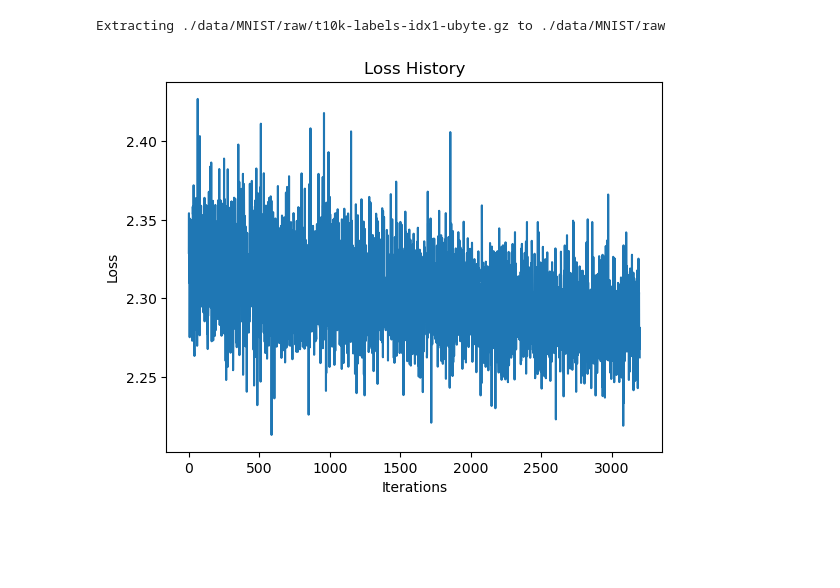
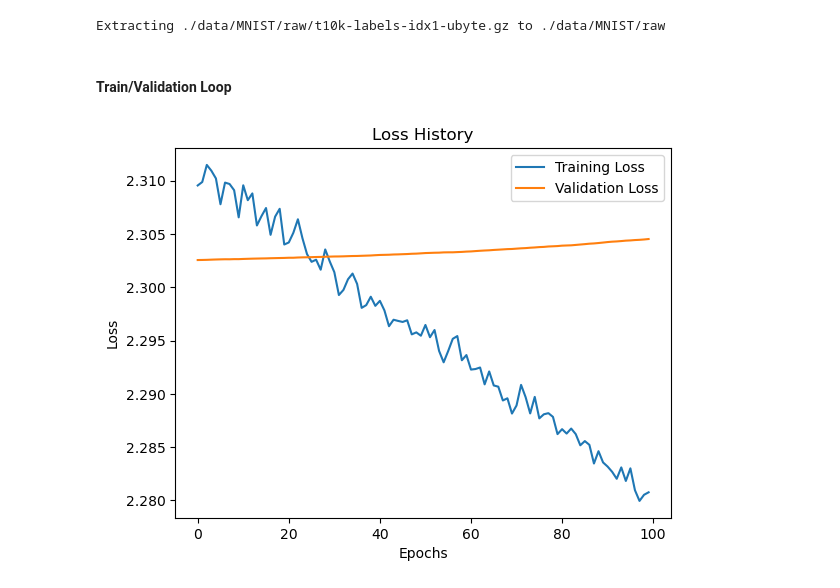
Before and after one commit to taekyounglee1224/Pytorch_DL, a Jupyter notebook: FCNN.ipynb, the cells around one changed output. Drawn from its saved outputs; the diff is of its cells as text; code cells hidden in the pictures; blank space fills up the shorter version.

Commit message:
FCNN : Validation Loop

```diff
--- a/FCNN.ipynb
+++ b/FCNN.ipynb
@@ -249,8 +247,13 @@ HTTP Error 403: Forbidden
 Downloading https://ossci-datasets.s3.amazonaws.com/mnist/t10k-labels-idx1-ubyte.gz
 Downloading https://ossci-datasets.s3.amazonaws.com/mnist/t10k-labels-idx1-ubyte.gz to ./data/MNIST/raw/t10k-labels-idx1-ubyte.gz
 Extracting ./data/MNIST/raw/t10k-labels-idx1-ubyte.gz to ./data/MNIST/raw
+# %% [markdown]
+#### Train/Validation Loop
 # %%
+# 데이터 로더 설정
 batch_size = 32
+
+# 학습 데이터
 train_loader = torch.utils.data.DataLoader(
     torch.utils.data.TensorDataset(
         torch.randn(1000, 1, 28, 28),  # 1000개의 더미 이미지
@@ -260,39 +263,78 @@ train_loader = torch.utils.data.DataLoader(
     shuffle=True
 )
 
+# 검증 데이터
+val_loader = torch.utils.data.DataLoader(
+    torch.utils.data.TensorDataset(
+        torch.randn(200, 1, 28, 28),  # 200개의 더미 이미지
+        torch.randint(0, 10, (200,))  # 200개의 더미 레이블 (0~9)
+    ),
+    batch_size=batch_size,
+    shuffle=False
+)
+
 # 모델, 손실 함수, 옵티마이저 정의
 model = Model()
 loss_fn = nn.CrossEntropyLoss()
 optimizer = torch.optim.SGD(model.parameters(), lr=0.001)
 
-# 학습 루프
-loss_history = []
+# 학습 및 검증 루프
+train_loss_history = []
+val_loss_history = []
 epochs = 100
 
 for epoch in range(epochs):
-    tbar = tqdm(train_loader)
+    # Training Loop
+    model.train()
+    train_loss = 0
+    tbar = tqdm(train_loader, desc=f"Epoch {epoch+1}/{epochs} [Training]")
     for batch, label in tbar:
         batch = batch.view(batch.size(0), -1)  # 입력 데이터 변환 (batch_size, 784)
 
         # Forward
         pred = model(batch)
         loss = loss_fn(pred, label)
 
         # Backward
         loss.backward()
         optimizer.step()
         optimizer.zero_grad()
 
-        # Progress 업데이트
-        tbar.set_description(f"Epoch {epoch+1}/{epochs} | Loss: {loss.item():.4f}")
-        loss_history.append(loss.item())
+        # Loss 기록
+        train_loss += loss.item()
+        tbar.set_description(f"Epoch {epoch+1}/{epochs} [Training] | Loss: {loss.item():.4f}")
+
+    train_loss /= len(train_loader)  # 평균 손실
+    train_loss_history.append(train_loss)
+
+    # Validation Loop
+    model.eval()
+    val_loss = 0
+    with torch.no_grad():  # 검증 시에는 그래디언트를 계산하지 않음
+        tbar = tqdm(val_loader, desc=f"Epoch {epoch+1}/{epochs} [Validation]")
+        for batch, label in tbar:
+            batch = batch.view(batch.size(0), -1)  # 입력 데이터 변환 (batch_size, 784)
+
+            # Forward
+            pred = model(batch)
+            loss = loss_fn(pred, label)
+
+            # Loss 기록
+            val_loss += loss.item()
+
+            tbar.set_description(f"Epoch {epoch+1}/{epochs} [Validation] | Loss: {loss.item():.4f}")
+
+    val_loss /= len(val_loader)  # 평균 손실
+    val_loss_history.append(val_loss)
 
 # 손실 시각화
 plt.figure()
-plt.plot(loss_history)
+plt.plot(train_loss_history, label="Training Loss")
+plt.plot(val_loss_history, label="Validation Loss")
 plt.title("Loss History")
-plt.xlabel("Iterations")
+plt.xlabel("Epochs")
 plt.ylabel("Loss")
+plt.legend()
 plt.show()
 # %% [output]
-[figure, old version]
+[figure, new version]
```
Also changed, not shown: parts of 1 cell of this notebook.
